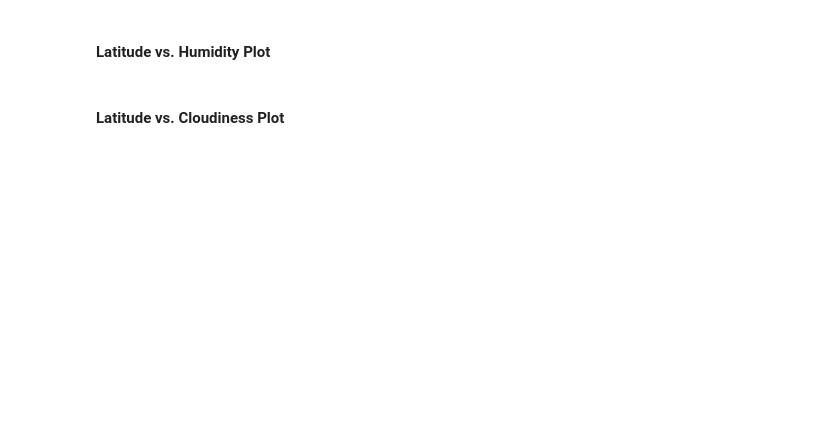
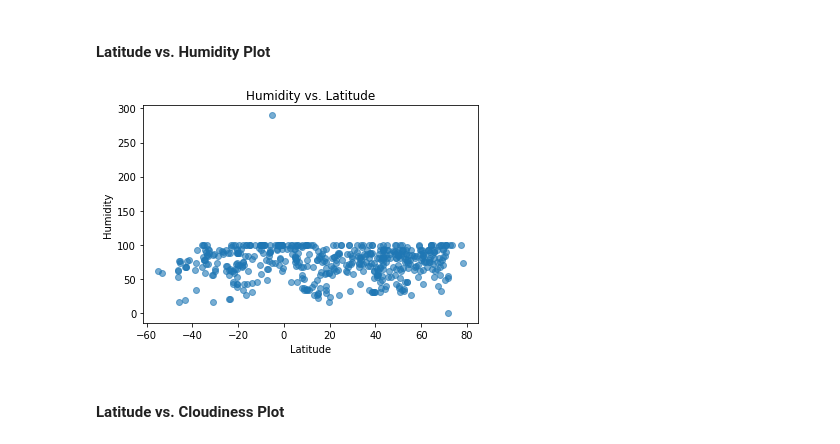
Before and after one commit to jackrapp/weather_visualization, a Jupyter notebook: WeatherPy.ipynb, the cells around one changed output. Cells and saved outputs as stored; diff of their text form; code cells hidden in the pictures; blank space fills up the shorter version.

```diff
--- a/WeatherPy.ipynb
+++ b/WeatherPy.ipynb
@@ -156,4 +169,14 @@ cities_df.to_csv(output_data_file, encoding = "utf-8")
 # %% [markdown]
 #### Latitude vs. Humidity Plot
+# %%
+#data frame cities_df
+cities_df = pd.read_csv(output_data_file)
+plt.scatter(cities_df["Latitude"], cities_df["Humidity"], alpha=.6)
+plt.title("Humidity vs. Latitude")
+plt.xlabel("Latitude")
+plt.ylabel("Humidity")
+plt.show()
+# %% [output]
+[figure, added]
 # %% [markdown]
 #### Latitude vs. Cloudiness Plot
```
Also changed, not shown: parts of 4 cells of this notebook.
